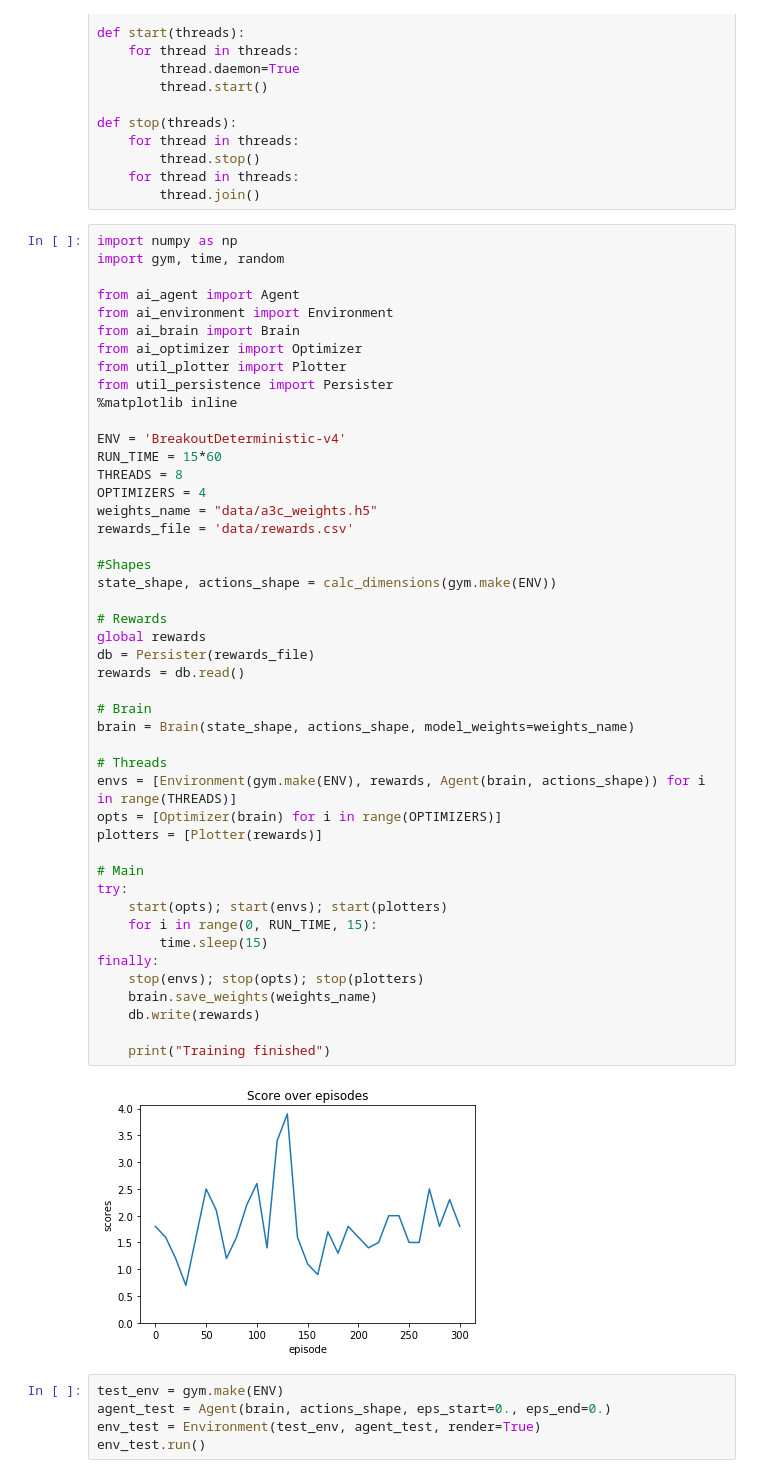
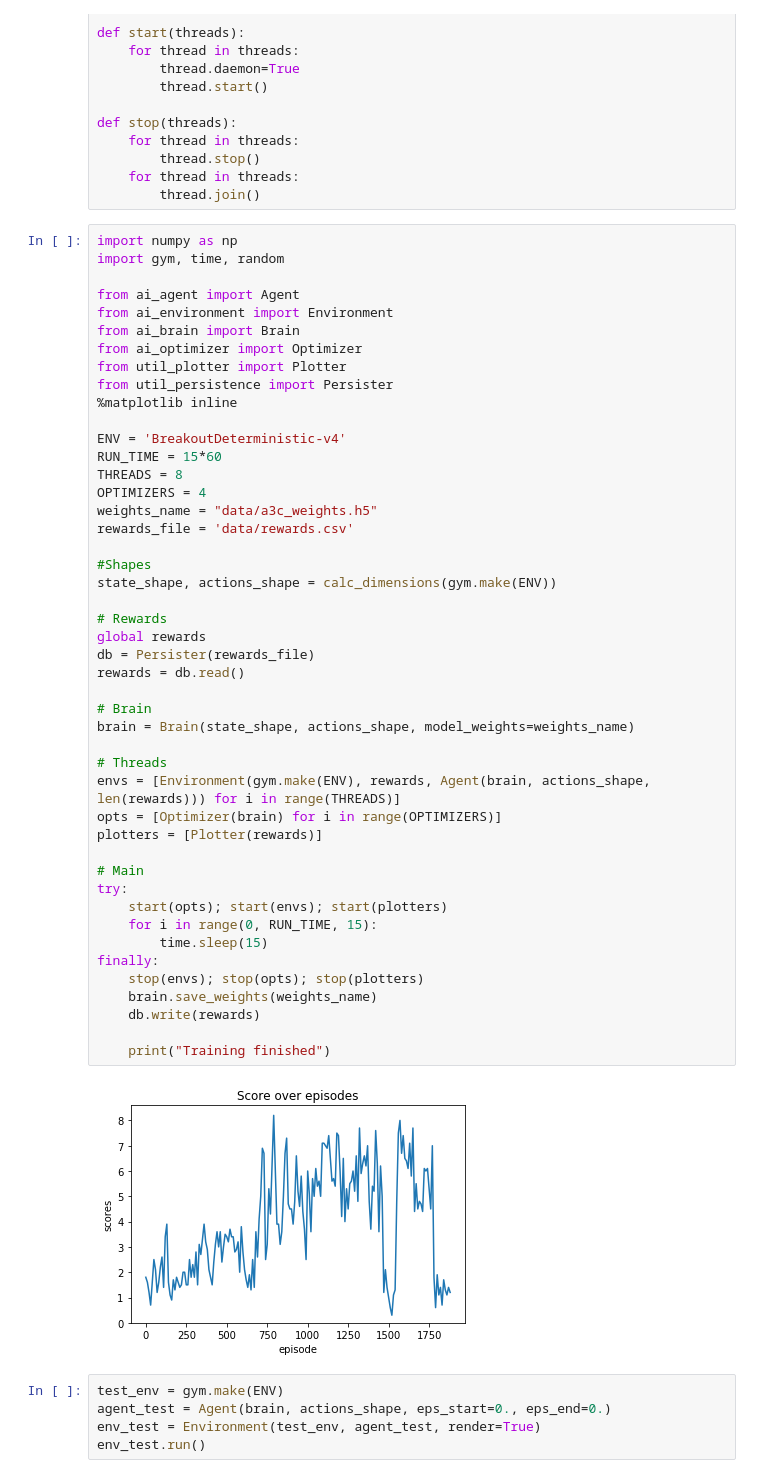
Before and after one commit to oflyt/a3c_into_ac, a Jupyter notebook: Breakout.ipynb, the cells around one changed output. Drawn from its saved outputs; the diff is of its cells as text.

```diff
--- a/Breakout.ipynb
+++ b/Breakout.ipynb
@@ -50,35 +50,35 @@ OPTIMIZERS = 4
 weights_name = "data/a3c_weights.h5"
 rewards_file = 'data/rewards.csv'
 
 #Shapes
 state_shape, actions_shape = calc_dimensions(gym.make(ENV))
 
 # Rewards
 global rewards
 db = Persister(rewards_file)
 rewards = db.read()
 
 # Brain
 brain = Brain(state_shape, actions_shape, model_weights=weights_name)
 
 # Threads
-envs = [Environment(gym.make(ENV), rewards, Agent(brain, actions_shape)) for i in range(THREADS)]
+envs = [Environment(gym.make(ENV), rewards, Agent(brain, actions_shape, len(rewards))) for i in range(THREADS)]
 opts = [Optimizer(brain) for i in range(OPTIMIZERS)]
 plotters = [Plotter(rewards)]
 
 # Main
 try:
     start(opts); start(envs); start(plotters)
     for i in range(0, RUN_TIME, 15):
         time.sleep(15)
 finally:
     stop(envs); stop(opts); stop(plotters)
     brain.save_weights(weights_name)
     db.write(rewards)
 
     print("Training finished")
 # %% [output]
-[figure, old version]
+[figure, new version]
 # %%
 test_env = gym.make(ENV)
 agent_test = Agent(brain, actions_shape, eps_start=0., eps_end=0.)
```
Also changed, not shown: 1 other file.
